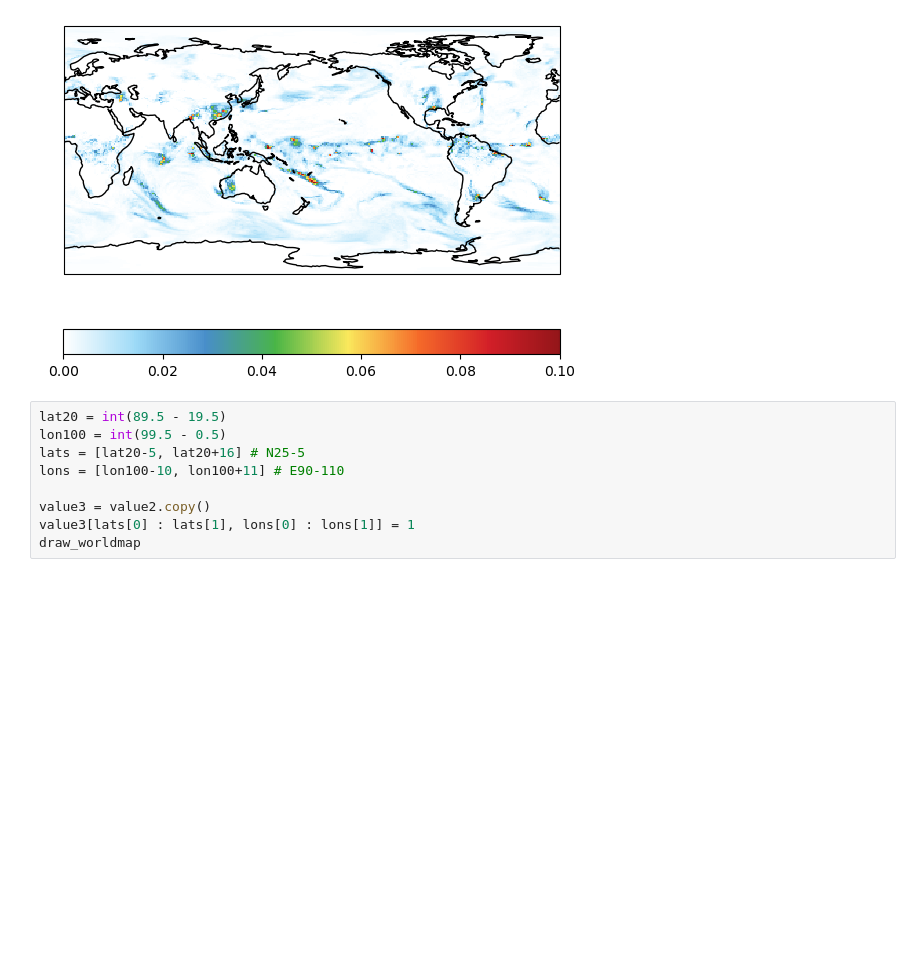
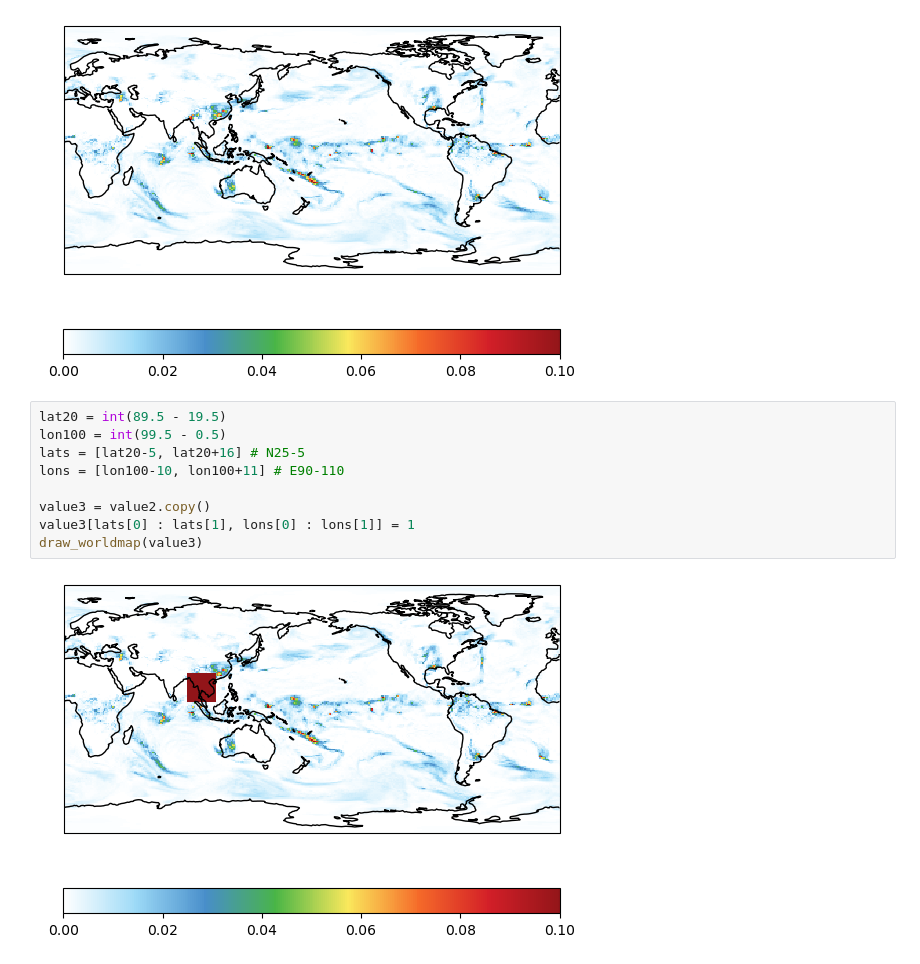
Before and after one commit to HalKiyo/xeno_jupyter_test, a Jupyter notebook: ecmwf/open_grib.ipynb, the cells around one changed output. Drawn from its saved outputs; the diff is of its cells as text; blank space fills up the shorter version.

```diff
--- a/ecmwf/open_grib.ipynb
+++ b/ecmwf/open_grib.ipynb
@@ -58,9 +58,11 @@ len(grb): 375
 # %%
 lat20 = int(89.5 - 19.5)
 lon100 = int(99.5 - 0.5)
 lats = [lat20-5, lat20+16] # N25-5
 lons = [lon100-10, lon100+11] # E90-110
 
 value3 = value2.copy()
 value3[lats[0] : lats[1], lons[0] : lons[1]] = 1
-draw_worldmap
+draw_worldmap(value3)
+# %% [output]
+[figure, added]
```
